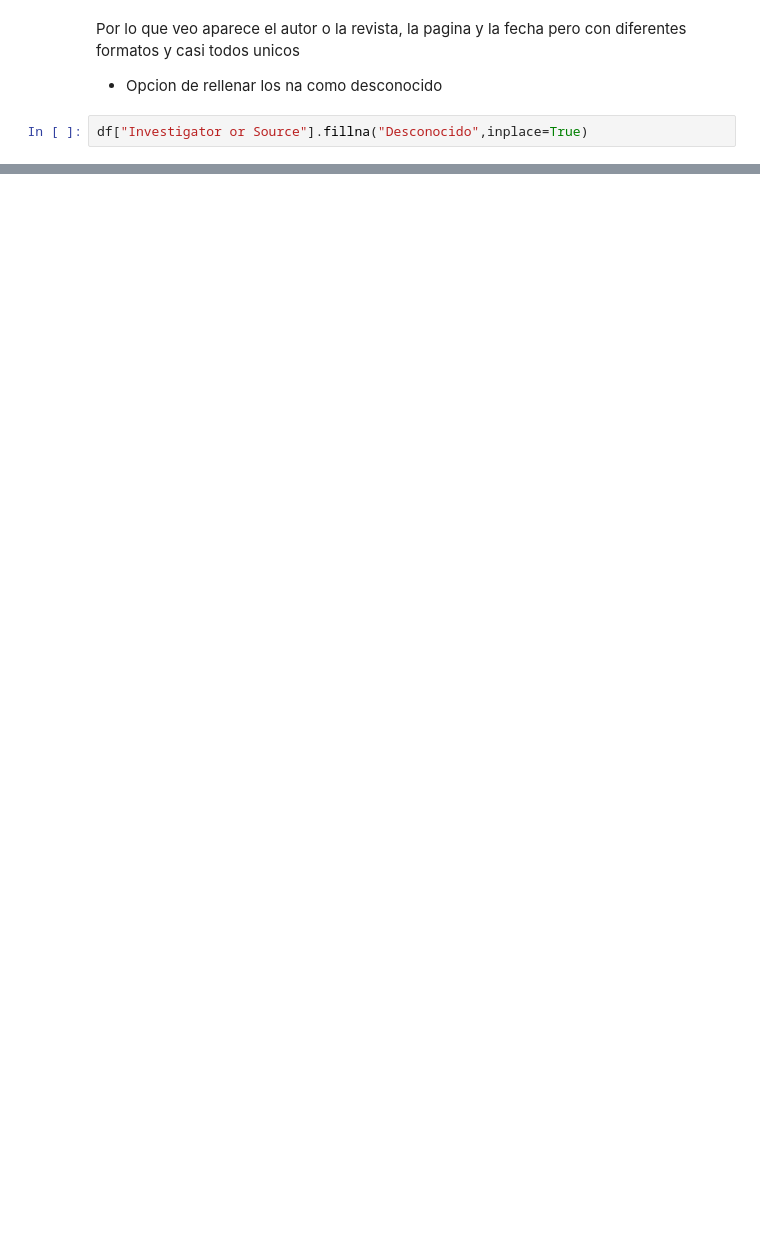
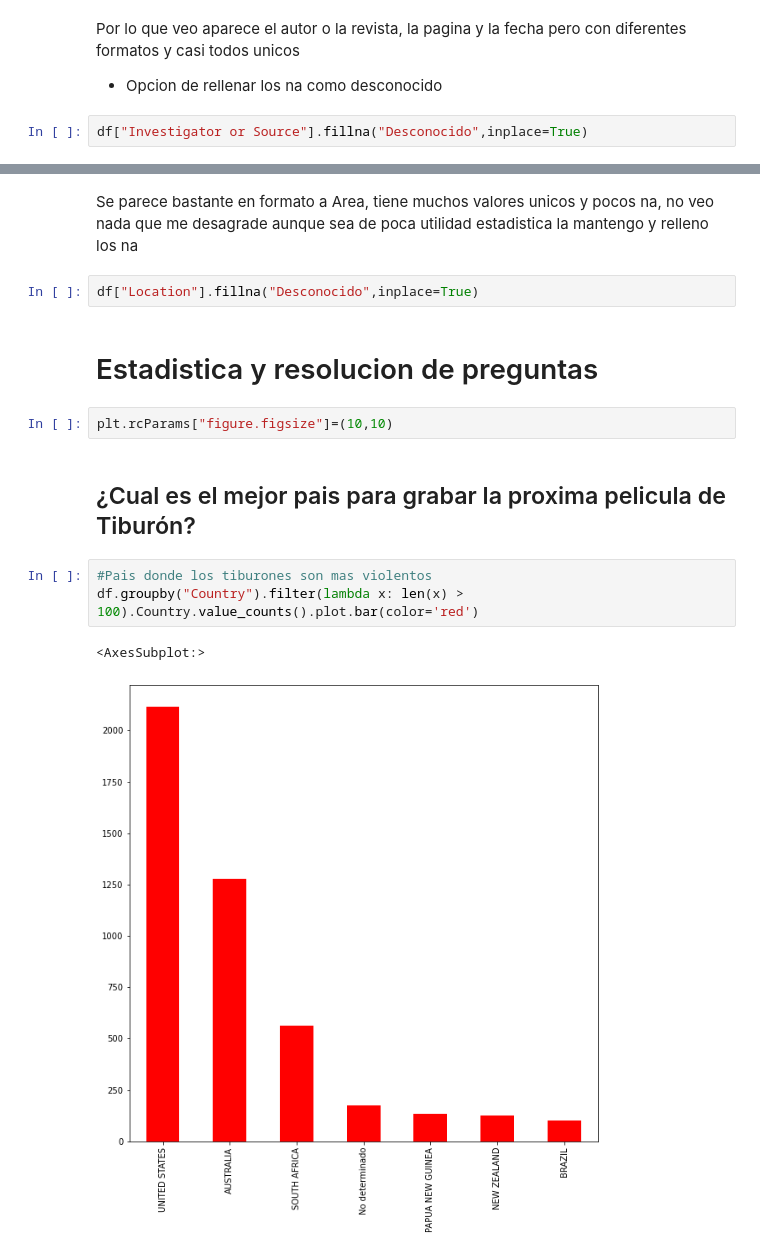
Before and after one commit to irazus13/PR02-project-pandas, a Jupyter notebook: Proyecto Pandas.ipynb, the cells around one changed output, grey strips where cells are left out. Cells and saved outputs as stored; diff of their text form; blank space fills up the shorter version.

```diff
--- a/Proyecto Pandas.ipynb
+++ b/Proyecto Pandas.ipynb
@@ -1179,0 +1154,16 @@ Aqui va descripcion
+# %% [markdown]
+Se parece bastante en formato a Area, tiene muchos valores unicos y pocos na, no veo nada que me desagrade aunque sea de poca utilidad estadistica la mantengo y relleno los na
+# %%
+df["Location"].fillna("Desconocido",inplace=True)
+# %% [markdown]
+# Estadistica y resolucion de preguntas
+# %%
+plt.rcParams["figure.figsize"]=(10,10)
+# %% [markdown]
+## ¿Cual es el mejor pais para grabar la proxima pelicula de Tiburón?
+# %%
+#Pais donde los tiburones son mas violentos
+df.groupby("Country").filter(lambda x: len(x) > 100).Country.value_counts().plot.bar(color='red')
+# %% [output]
+<AxesSubplot:>
+[figure, added]
```
Also changed, not shown: parts of 90 cells of this notebook, 1 other file.
